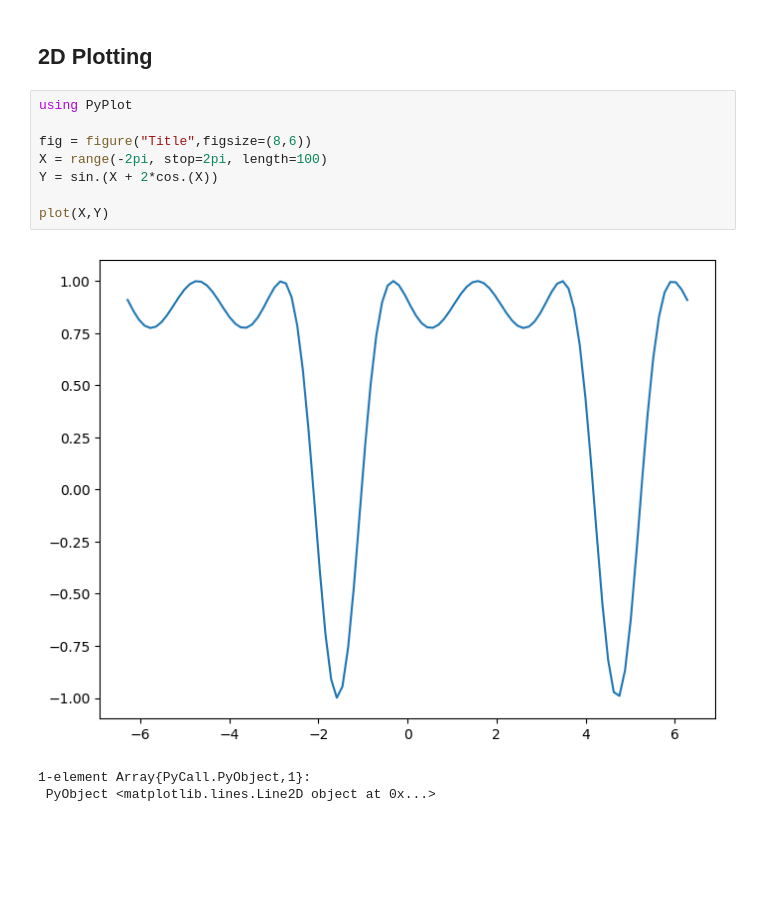
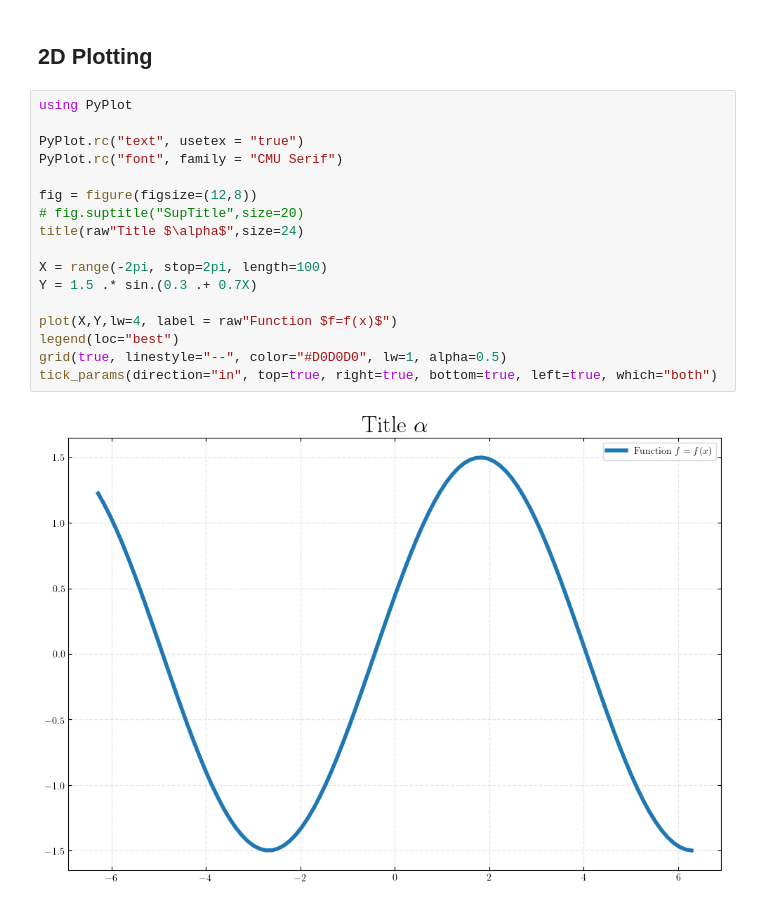
Before and after one commit to ConAntares/Algorithms, a Jupyter notebook: Data Visualization Templates/Julia PyPlot Demo.ipynb, the cells around one changed output. Cells and saved outputs as stored; diff of their text form; blank space fills up the shorter version.

```diff
--- a/Data Visualization Templates/Julia PyPlot Demo.ipynb
+++ b/Data Visualization Templates/Julia PyPlot Demo.ipynb
@@ -2,15 +2,22 @@
 # Julia PyPlot
 # %% [markdown]
 ## 2D Plotting
-# %%
-using PyPlot
-
-fig = figure("Title",figsize=(8,6))
-X = range(-2pi, stop=2pi, length=100)
-Y = sin.(X + 2*cos.(X))
-
-plot(X,Y)
-# %% [output]
-[figure, removed]
-1-element Array{PyCall.PyObject,1}:
- PyObject <matplotlib.lines.Line2D object at 0x...>
+# %%
+using PyPlot
+
+PyPlot.rc("text", usetex = "true")
+PyPlot.rc("font", family = "CMU Serif")
+
+fig = figure(figsize=(12,8))
+# fig.suptitle("SupTitle",size=20)
+title(raw"Title $\alpha$",size=24)
+
+X = range(-2pi, stop=2pi, length=100)
+Y = 1.5 .* sin.(0.3 .+ 0.7X)
+
+plot(X,Y,lw=4, label = raw"Function $f=f(x)$")
+legend(loc="best")
+grid(true, linestyle="--", color="#D0D0D0", lw=1, alpha=0.5)
+tick_params(direction="in", top=true, right=true, bottom=true, left=true, which="both")
+# %% [output]
+[figure, added]
```
Also changed, not shown: 2 other files.
